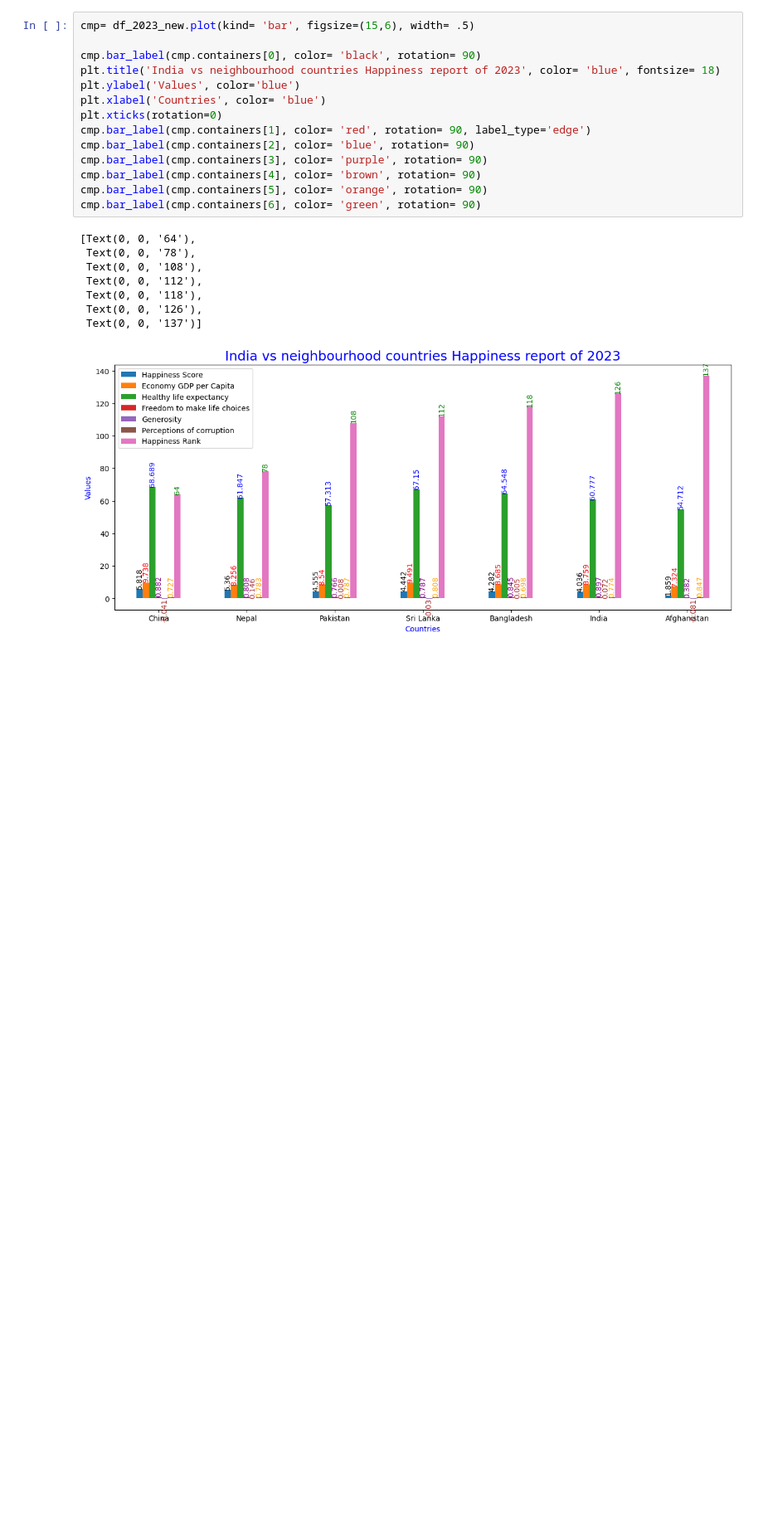
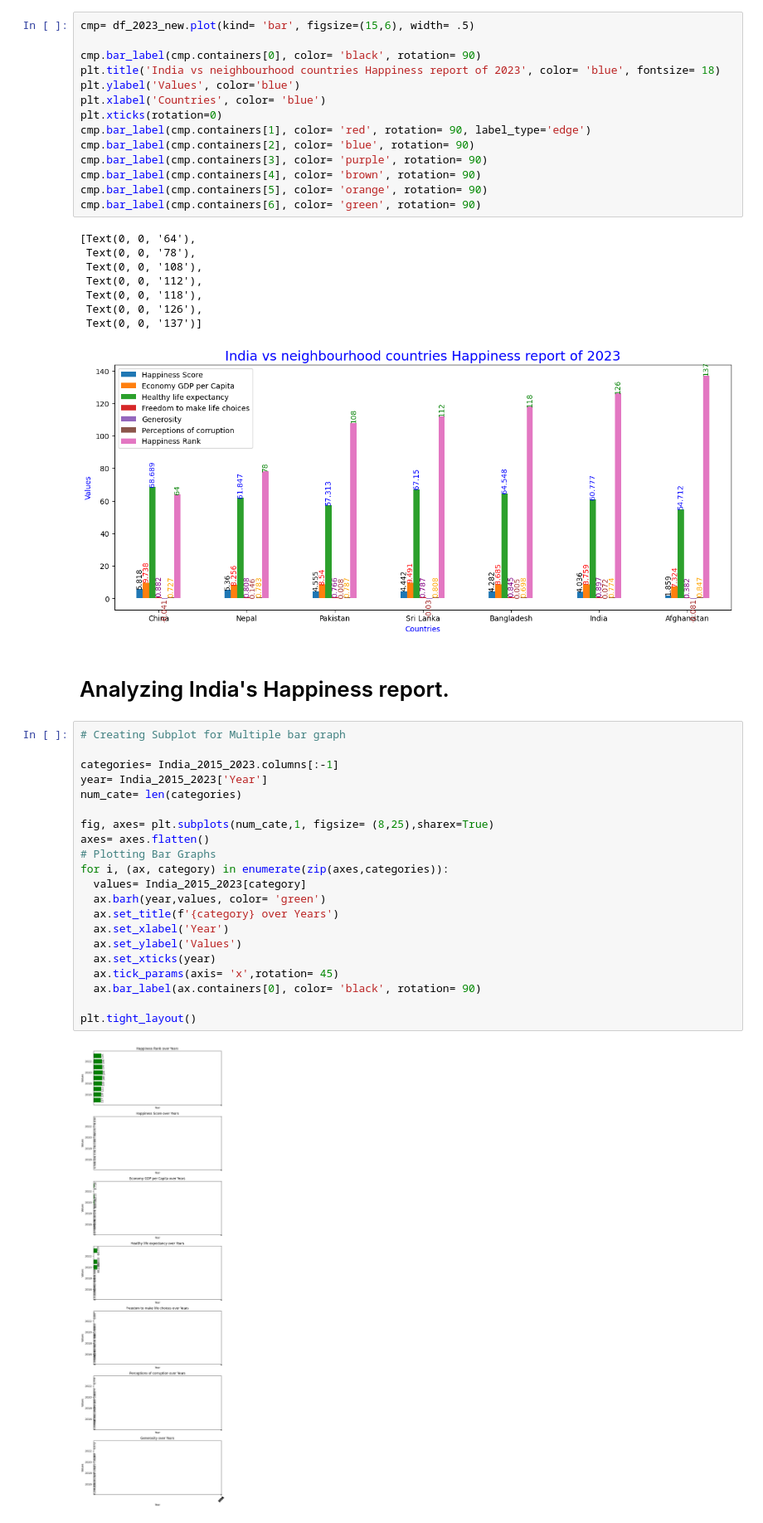
Before and after one commit to prateekkosta/Analysis-of-World-Happiness-Index, a Jupyter notebook: World_Happiness_Index.ipynb, the cells around one changed output. Shown at 83% size. Drawn from its saved outputs; the diff is of its cells as text; blank space fills up the shorter version.

```diff
--- a/World_Happiness_Index.ipynb
+++ b/World_Happiness_Index.ipynb
@@ -455,3 +455,28 @@ cmp.bar_label(cmp.containers[6], color= 'green', rotation= 90)
  Text(0, 0, '126'),
  Text(0, 0, '137')]
 [figure]
+# %% [markdown]
+# Analyzing India's Happiness report.
+# %%
+# Creating Subplot for Multiple bar graph
+
+categories= India_2015_2023.columns[:-1]
+year= India_2015_2023['Year']
+num_cate= len(categories)
+
+fig, axes= plt.subplots(num_cate,1, figsize= (8,25),sharex=True)
+axes= axes.flatten()
+# Plotting Bar Graphs
+for i, (ax, category) in enumerate(zip(axes,categories)):
+  values= India_2015_2023[category]
+  ax.barh(year,values, color= 'green')
+  ax.set_title(f'{category} over Years')
+  ax.set_xlabel('Year')
+  ax.set_ylabel('Values')
+  ax.set_xticks(year)
+  ax.tick_params(axis= 'x',rotation= 45)
+  ax.bar_label(ax.containers[0], color= 'black', rotation= 90)
+
+plt.tight_layout()
+# %% [output]
+[figure, added]
```
Also changed, not shown: parts of 2 cells of this notebook.
